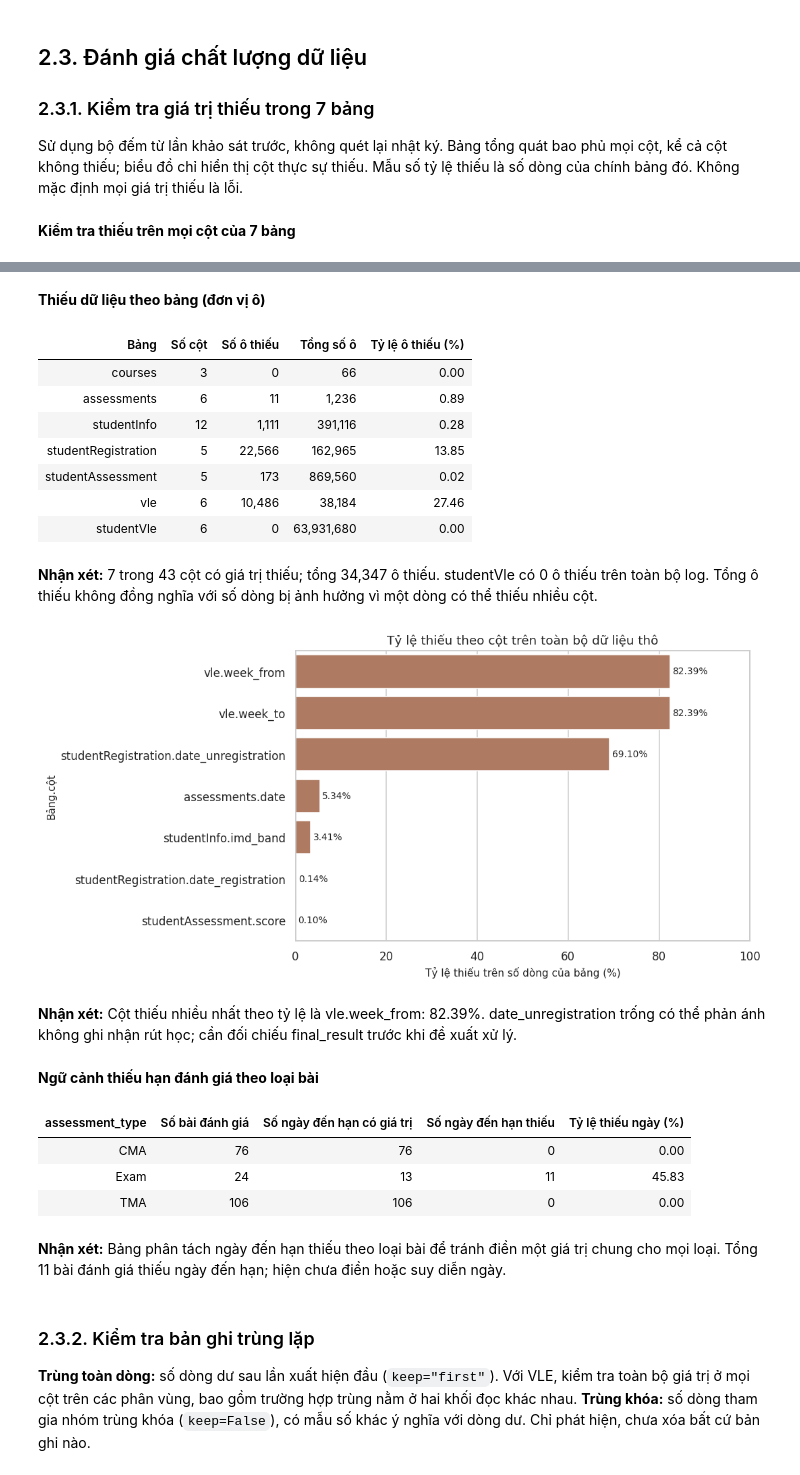
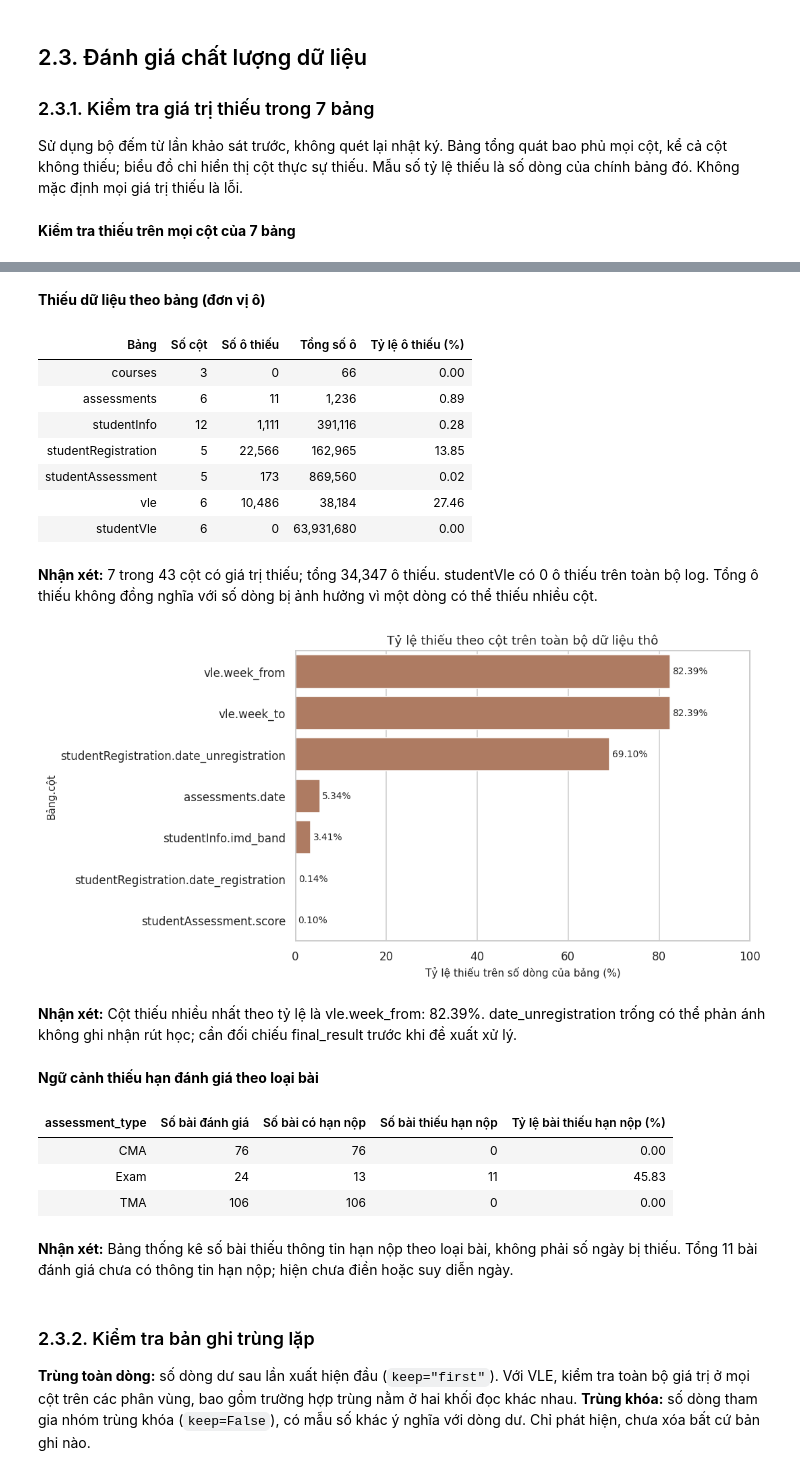
Before and after one commit to thaibinhhl2006/lms-early-warning-system, a Jupyter notebook: oulad_project/preprocess.ipynb, the cells around one changed output, grey strips where cells are left out. Cells and saved outputs as stored; diff of their text form; code cells hidden in the pictures.

```diff
--- a/oulad_project/preprocess.ipynb
+++ b/oulad_project/preprocess.ipynb
@@ -382,11 +380,14 @@ for name in NAMES:
         domain = ('; '.join(str(v) for v in freq.index) if len(freq) <= 24 else
                   f'[{freq.index.min()}; {freq.index.max()}]' if numeric else
                   f'{len(freq):,} giá trị; xem bảng tần suất chuyên mục')
+        observed_rows = int(freq.sum()) + info['missing']
+        scope_text = ('Toàn bộ bảng' if observed_rows == row_counts[name]
+                      else f'{observed_rows:,} dòng được khảo sát')
         attribute_rows.append({'Bảng': name, 'Cột': col,
             'Ý nghĩa / đơn vị': column_meanings.get(col, 'Hạn đánh giá (ngày tương đối)' if name == 'assessments' else 'Ngày tương tác tương đối'),
             'Kiểu Pandas': info['dtype'], 'Vai trò': role,
             'Số giá trị khác nhau': len(freq), 'Miền quan sát (không tính thiếu)': domain,
-            'Phạm vi': f'Toàn bộ {row_counts[name]:,} dòng'})
+            'Phạm vi': scope_text})
         if numeric and col not in identifier_cols and col not in category_cols:
             numeric_cache[name, col] = numeric_summary(freq)
             numeric_rows.append({'Bảng': name, 'Cột': col, **numeric_cache[name, col]})
@@ -700,49 +701,49 @@ if len(missing_nonzero):
     comment(f'Cột thiếu nhiều nhất theo tỷ lệ là {worst["Bảng"]}.{worst["Cột"]}: {worst["Tỷ lệ thiếu (%)"]:.2f}%. '
             'date_unregistration trống có thể phản ánh không ghi nhận rút học; cần đối chiếu final_result trước khi đề xuất xử lý.')
 assessment_missing_date_df = tables['assessments'].groupby('assessment_type', dropna=False).agg(
-    **{'Số bài đánh giá': ('id_assessment', 'size'), 'Số ngày đến hạn có giá trị': ('date', 'count')}).reset_index()
-assessment_missing_date_df['Số ngày đến hạn thiếu'] = assessment_missing_date_df['Số bài đánh giá'] - assessment_missing_date_df['Số ngày đến hạn có giá trị']
-assessment_missing_date_df['Tỷ lệ thiếu ngày (%)'] = assessment_missing_date_df['Số ngày đến hạn thiếu'] / assessment_missing_date_df['Số bài đánh giá'] * 100
+    **{'Số bài đánh giá': ('id_assessment', 'size'), 'Số bài có hạn nộp': ('date', 'count')}).reset_index()
+assessment_missing_date_df['Số bài thiếu hạn nộp'] = assessment_missing_date_df['Số bài đánh giá'] - assessment_missing_date_df['Số bài có hạn nộp']
+assessment_missing_date_df['Tỷ lệ bài thiếu hạn nộp (%)'] = assessment_missing_date_df['Số bài thiếu hạn nộp'] / assessment_missing_date_df['Số bài đánh giá'] * 100
 show_table('2_3_1_assessment_date_context', 'Ngữ cảnh thiếu hạn đánh giá theo loại bài', assessment_missing_date_df)
-comment('Bảng phân tách ngày đến hạn thiếu theo loại bài để tránh điền một giá trị chung cho mọi loại. '
-        f'Tổng {int(assessment_missing_date_df["Số ngày đến hạn thiếu"].sum()):,} bài đánh giá thiếu ngày đến hạn; hiện chưa điền hoặc suy diễn ngày.')
+comment('Bảng thống kê số bài thiếu thông tin hạn nộp theo loại bài, không phải số ngày bị thiếu. '
+        f'Tổng {int(assessment_missing_date_df["Số bài thiếu hạn nộp"].sum()):,} bài đánh giá chưa có thông tin hạn nộp; hiện chưa điền hoặc suy diễn ngày.')
 # %% [output]
 **Kiểm tra thiếu trên mọi cột của 7 bảng**
 | Bảng | Cột | Số dòng của bảng | Số giá trị thiếu | Tỷ lệ thiếu (%) |
 | courses | code_module | 22 | 0 | 0.00 |
 | courses | code_presentation | 22 | 0 | 0.00 |
 | courses | module_presentation_length | 22 | 0 | 0.00 |
 | assessments | code_module | 206 | 0 | 0.00 |
 | assessments | code_presentation | 206 | 0 | 0.00 |
 | assessments | id_assessment | 206 | 0 | 0.00 |
 | assessments | assessment_type | 206 | 0 | 0.00 |
 | assessments | date | 206 | 11 | 5.34 |
 | assessments | weight | 206 | 0 | 0.00 |
 | studentInfo | code_module | 32,593 | 0 | 0.00 |
 | ... | ... | ... | ... | ... |
 | studentVle | code_presentation | 10,655,280 | 0 | 0.00 |
 | studentVle | id_student | 10,655,280 | 0 | 0.00 |
 | studentVle | id_site | 10,655,280 | 0 | 0.00 |
 | studentVle | date | 10,655,280 | 0 | 0.00 |
 | studentVle | sum_click | 10,655,280 | 0 | 0.00 |
 **Thiếu dữ liệu theo bảng (đơn vị ô)**
 | Bảng | Số cột | Số ô thiếu | Tổng số ô | Tỷ lệ ô thiếu (%) |
 | courses | 3 | 0 | 66 | 0.00 |
 | assessments | 6 | 11 | 1,236 | 0.89 |
 | studentInfo | 12 | 1,111 | 391,116 | 0.28 |
 | studentRegistration | 5 | 22,566 | 162,965 | 13.85 |
 | studentAssessment | 5 | 173 | 869,560 | 0.02 |
 | vle | 6 | 10,486 | 38,184 | 27.46 |
 | studentVle | 6 | 0 | 63,931,680 | 0.00 |
 **Nhận xét:** 7 trong 43 cột có giá trị thiếu; tổng 34,347 ô thiếu. studentVle có 0 ô thiếu trên toàn bộ log. Tổng ô thiếu không đồng nghĩa với số dòng bị ảnh hưởng vì một dòng có thể thiếu nhiều cột.
 [figure]
 **Nhận xét:** Cột thiếu nhiều nhất theo tỷ lệ là vle.week_from: 82.39%. date_unregistration trống có thể phản ánh không ghi nhận rút học; cần đối chiếu final_result trước khi đề xuất xử lý.
 **Ngữ cảnh thiếu hạn đánh giá theo loại bài**
-| assessment_type | Số bài đánh giá | Số ngày đến hạn có giá trị | Số ngày đến hạn thiếu | Tỷ lệ thiếu ngày (%) |
+| assessment_type | Số bài đánh giá | Số bài có hạn nộp | Số bài thiếu hạn nộp | Tỷ lệ bài thiếu hạn nộp (%) |
 | CMA | 76 | 76 | 0 | 0.00 |
 | Exam | 24 | 13 | 11 | 45.83 |
 | TMA | 106 | 106 | 0 | 0.00 |
-**Nhận xét:** Bảng phân tách ngày đến hạn thiếu theo loại bài để tránh điền một giá trị chung cho mọi loại. Tổng 11 bài đánh giá thiếu ngày đến hạn; hiện chưa điền hoặc suy diễn ngày.
+**Nhận xét:** Bảng thống kê số bài thiếu thông tin hạn nộp theo loại bài, không phải số ngày bị thiếu. Tổng 11 bài đánh giá chưa có thông tin hạn nộp; hiện chưa điền hoặc suy diễn ngày.
 # %% [markdown]
 ### 2.3.2. Kiểm tra bản ghi trùng lặp
 
```
Also changed, not shown: parts of 9 cells of this notebook, 15 other files.
